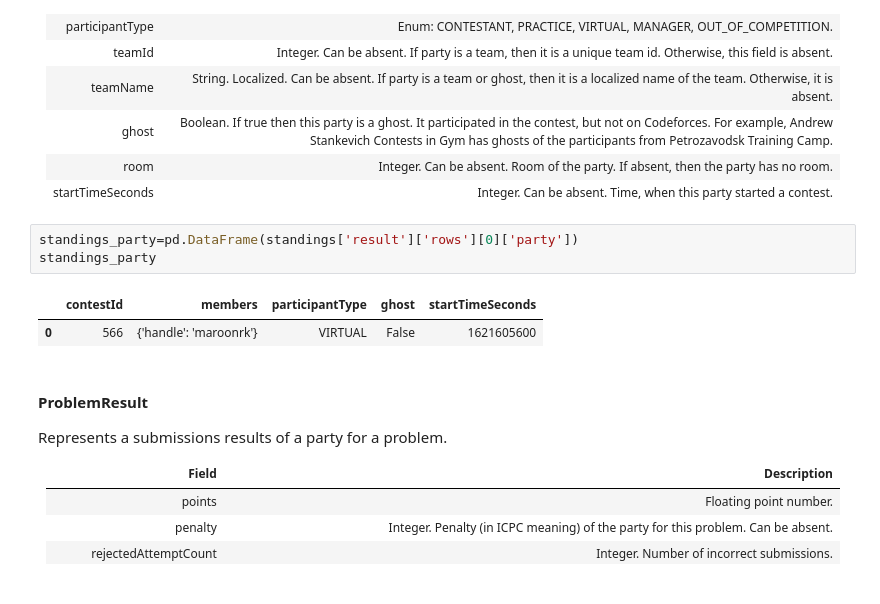
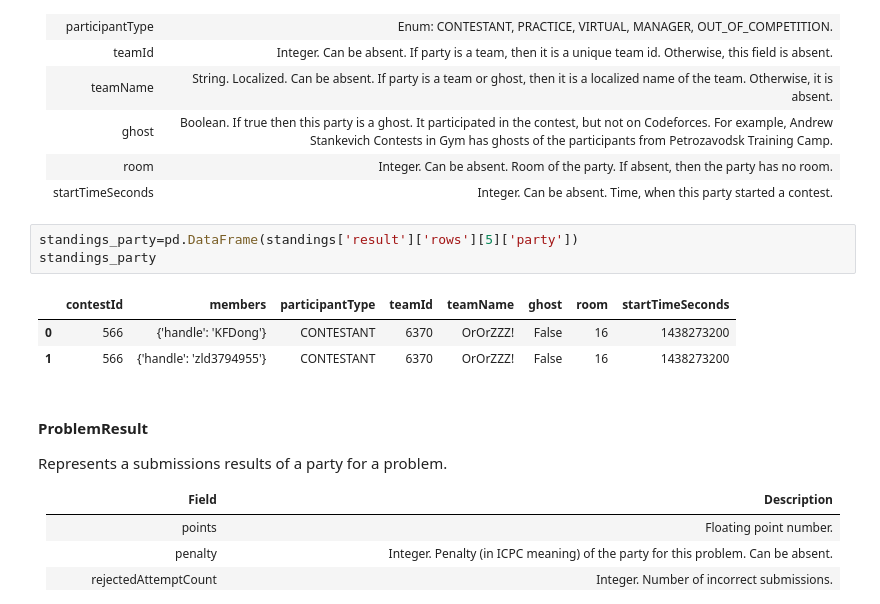
Before and after one commit to Eslam21/Codeforces_data_mining, a Jupyter notebook: Codeforces_Analysis.ipynb, the cells around one changed output. Saved outputs shown, nothing was run; the diff lists cells and outputs as text.

```diff
--- a/Codeforces_Analysis.ipynb
+++ b/Codeforces_Analysis.ipynb
@@ -182,11 +183,12 @@ Represents a party, participating in a contest.
 | room | Integer. Can be absent. Room of the party. If absent, then the party has no room. |
 | startTimeSeconds | Integer. Can be absent. Time, when this party started a contest. |
 # %%
-standings_party=pd.DataFrame(standings['result']['rows'][0]['party'])
+standings_party=pd.DataFrame(standings['result']['rows'][5]['party'])
 standings_party
 # %% [output]
-|  | contestId | members | participantType | ghost | startTimeSeconds |
-| 0 | 566 | {'handle': 'maroonrk'} | VIRTUAL | False | 1621605600 |
+|  | contestId | members | participantType | teamId | teamName | ghost | room | startTimeSeconds |
+| 0 | 566 | {'handle': 'KFDong'} | CONTESTANT | 6370 | OrOrZZZ! | False | 16 | 1438273200 |
+| 1 | 566 | {'handle': 'zld3794955'} | CONTESTANT | 6370 | OrOrZZZ! | False | 16 | 1438273200 |
 # %% [markdown]
 #### ProblemResult
 
```
Also changed, not shown: parts of 5 cells of this notebook.
